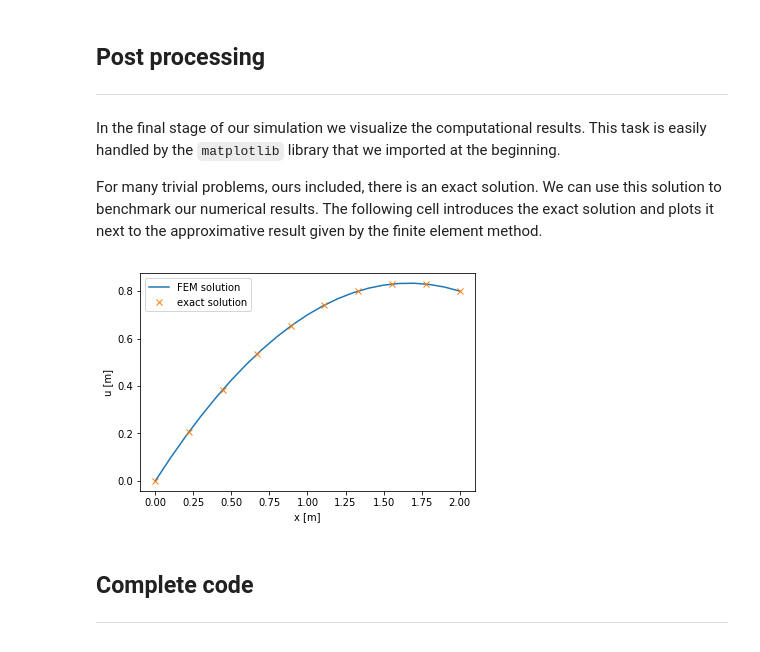
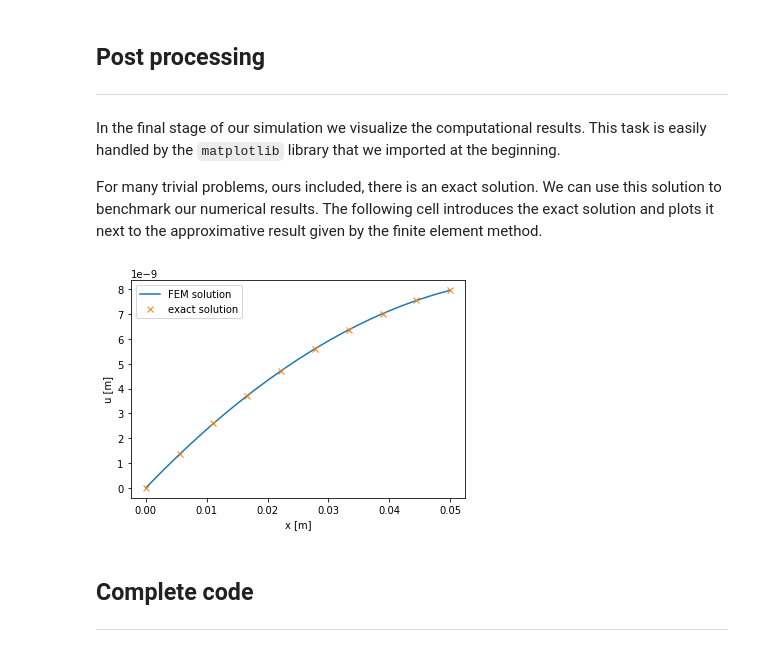
Before and after one commit to georgiosmalik/fenics-course, a Jupyter notebook: docs/source/bar1d/bar1d.ipynb, the cells around one changed output. Cells and saved outputs as stored; diff of their text form; code cells hidden in the pictures.

```diff
--- a/docs/source/bar1d/bar1d.ipynb
+++ b/docs/source/bar1d/bar1d.ipynb
@@ -149,10 +157,10 @@ Let us set the material parameters of the problem. Following is the table that c
 # --------------------
 # Parameters
 # --------------------
-E = 10.0  # Young's modulus
-A = 0.5  # Cross-section area of bar
-L = 2.0  # Length of bar
+E = 0.025e9  # Young's modulus [Pa]
+A = np.pi*1e-4  # Cross-section area of bar [m^-2]
+L = 0.05  # Length of bar [m]
 n = 20  # Number of elements
-f = 3.0  # Load intensity
-g = 1.0 # External force
+f = 0.03  # Load intensity [Pa*m^-3]
+g = 0.0005 # External force [Pa*m^-2]
 # %% [markdown]
@@ -285,21 +298,21 @@ For many trivial problems, ours included, there is an exact solution. We can use
 # %%
 # --------------------
 # Exact solution
 # --------------------
 x_ex = np.linspace(0, L, 10)
-u_ex = [-0.5*f*x_ex_i**2/E/A + (-g+f*L)*x_ex_i/E/A for x_ex_i in x_ex]
+u_ex = [-0.5*f*x_ex_i**2/E/A + (g+f*L)*x_ex_i/E/A for x_ex_i in x_ex]
 
 # --------------------
 # Post-process
 # --------------------
 fe.plot(u)
 plt.plot(x_ex, u_ex, "x")
 plt.xlabel("x [m]")
 plt.ylabel("u [m]")
 plt.legend(["FEM solution","exact solution"])
 plt.show()
 # %% [output]
-[figure, old version]
+[figure, new version]
 # %% [markdown]
 ## Complete code
 
```
Also changed, not shown: parts of 18 cells of this notebook, 3 other files.
